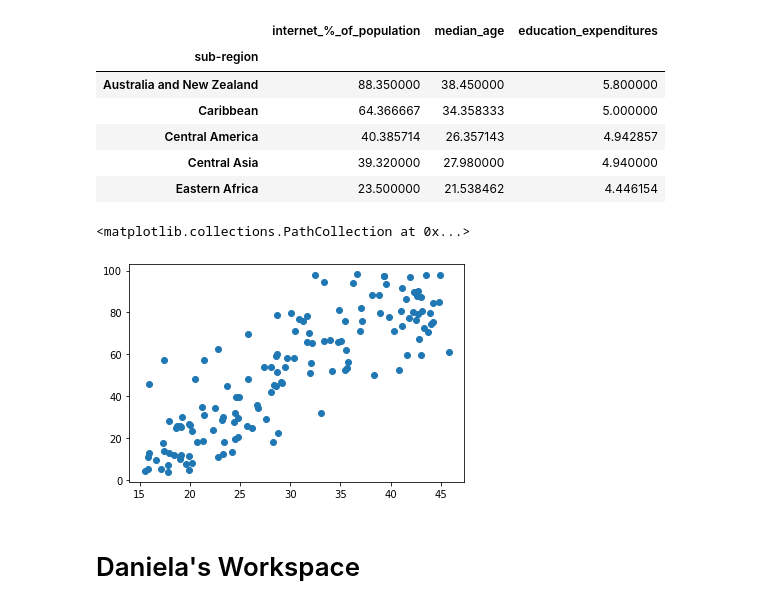
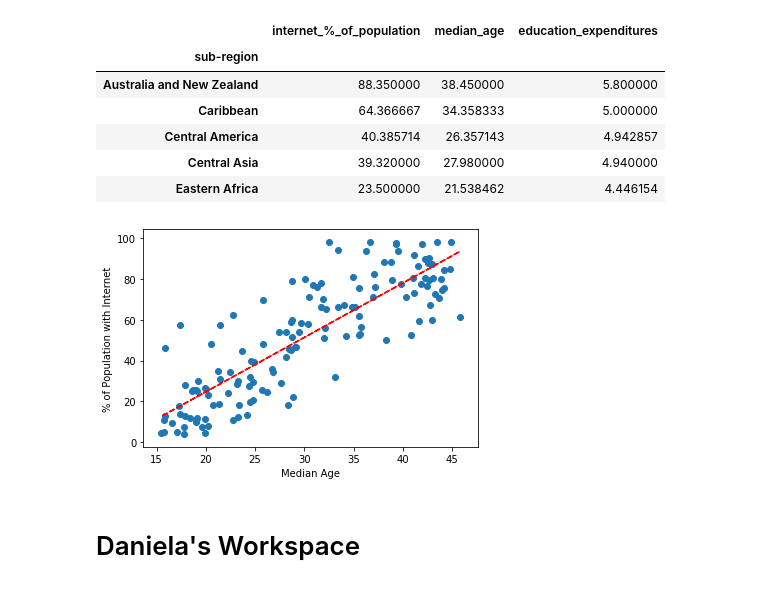
Before and after one commit to JoshuaFarmerATX/butterfly-effect, a Jupyter notebook: butterfly_effect.ipynb, the cells around one changed output. Drawn from its saved outputs; the diff is of its cells as text; code cells hidden in the pictures.

```diff
--- a/butterfly_effect.ipynb
+++ b/butterfly_effect.ipynb
@@ -113,11 +111,17 @@ sub_df.head()
 | Central America | 40.385714 | 26.357143 | 4.942857 |
 | Central Asia | 39.320000 | 27.980000 | 4.940000 |
 | Eastern Africa | 23.500000 | 21.538462 | 4.446154 |
-# %%
-plt.scatter(df_filtered['median_age'], df_filtered['internet_%_of_population'])
-# %% [output]
-<matplotlib.collections.PathCollection at 0x...>
-[figure, removed]
+# %%
+z_trend = np.polyfit(df_filtered['median_age'], df_filtered['internet_%_of_population'], 1)
+p_trend = np.poly1d(z_trend)
+
+plt.plot(df_filtered['median_age'],p_trend(df_filtered['median_age']),"r--")
+plt.scatter(df_filtered['median_age'], df_filtered['internet_%_of_population'])
+plt.xlabel('Median Age')
+plt.ylabel('% of Population with Internet')
+plt.show()
+# %% [output]
+[figure, added]
 # %% [markdown]
 <h1>Daniela's Workspace</h1>
 # %%
```
Also changed, not shown: parts of 10 cells of this notebook, 1 other file.
